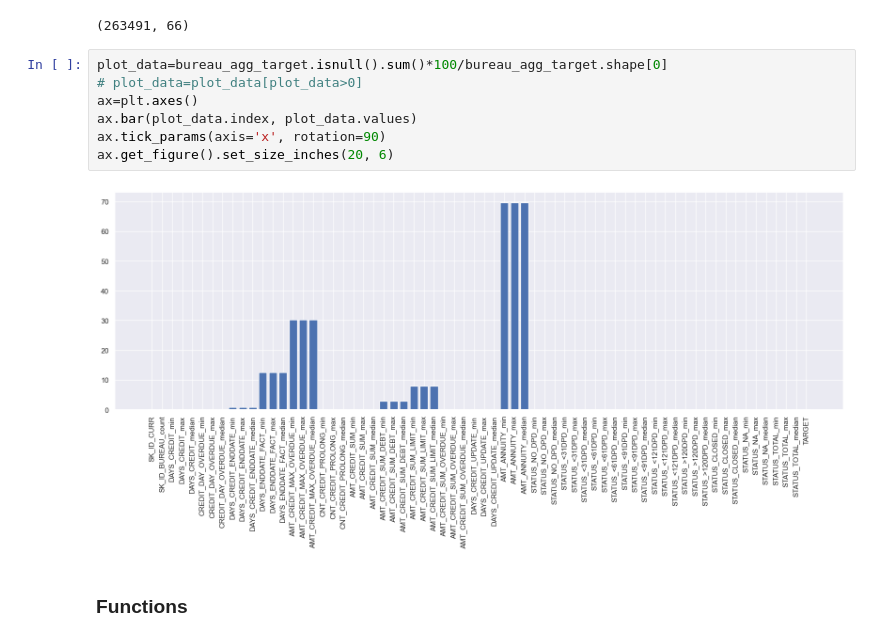
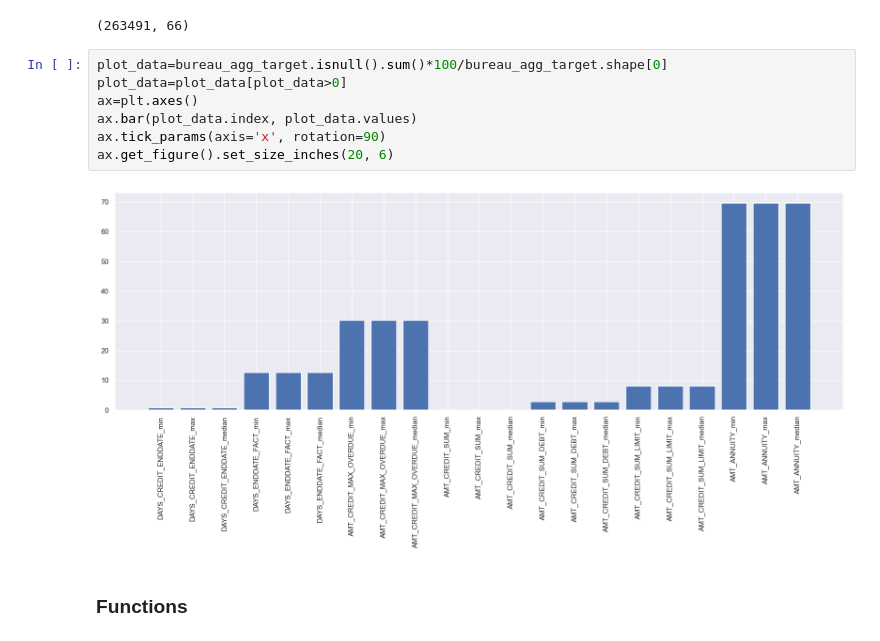
Before and after one commit to seg-fault123/bdm_project, a Jupyter notebook: bureau.ipynb, the cells around one changed output. Drawn from its saved outputs; the diff is of its cells as text.

```diff
--- a/bureau.ipynb
+++ b/bureau.ipynb
@@ -168,13 +168,13 @@ bureau_agg_target.shape
 (263491, 66)
 # %%
 plot_data=bureau_agg_target.isnull().sum()*100/bureau_agg_target.shape[0]
-# plot_data=plot_data[plot_data>0]
+plot_data=plot_data[plot_data>0]
 ax=plt.axes()
 ax.bar(plot_data.index, plot_data.values)
 ax.tick_params(axis='x', rotation=90)
 ax.get_figure().set_size_inches(20, 6)
 # %% [output]
-[figure, old version]
+[figure, new version]
 # %% [markdown]
 ### Functions
 # %%
```
Also changed, not shown: parts of 47 cells of this notebook.
